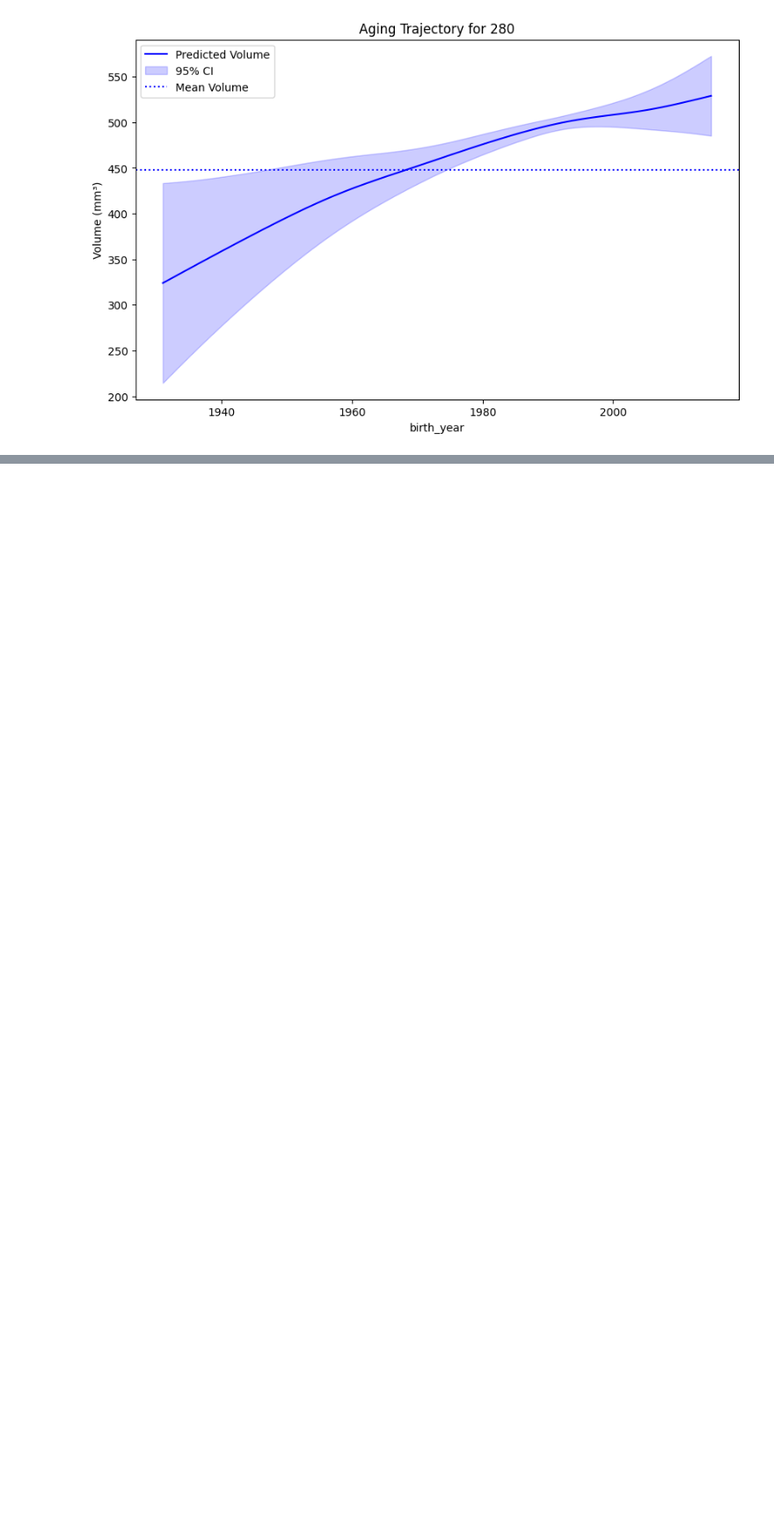
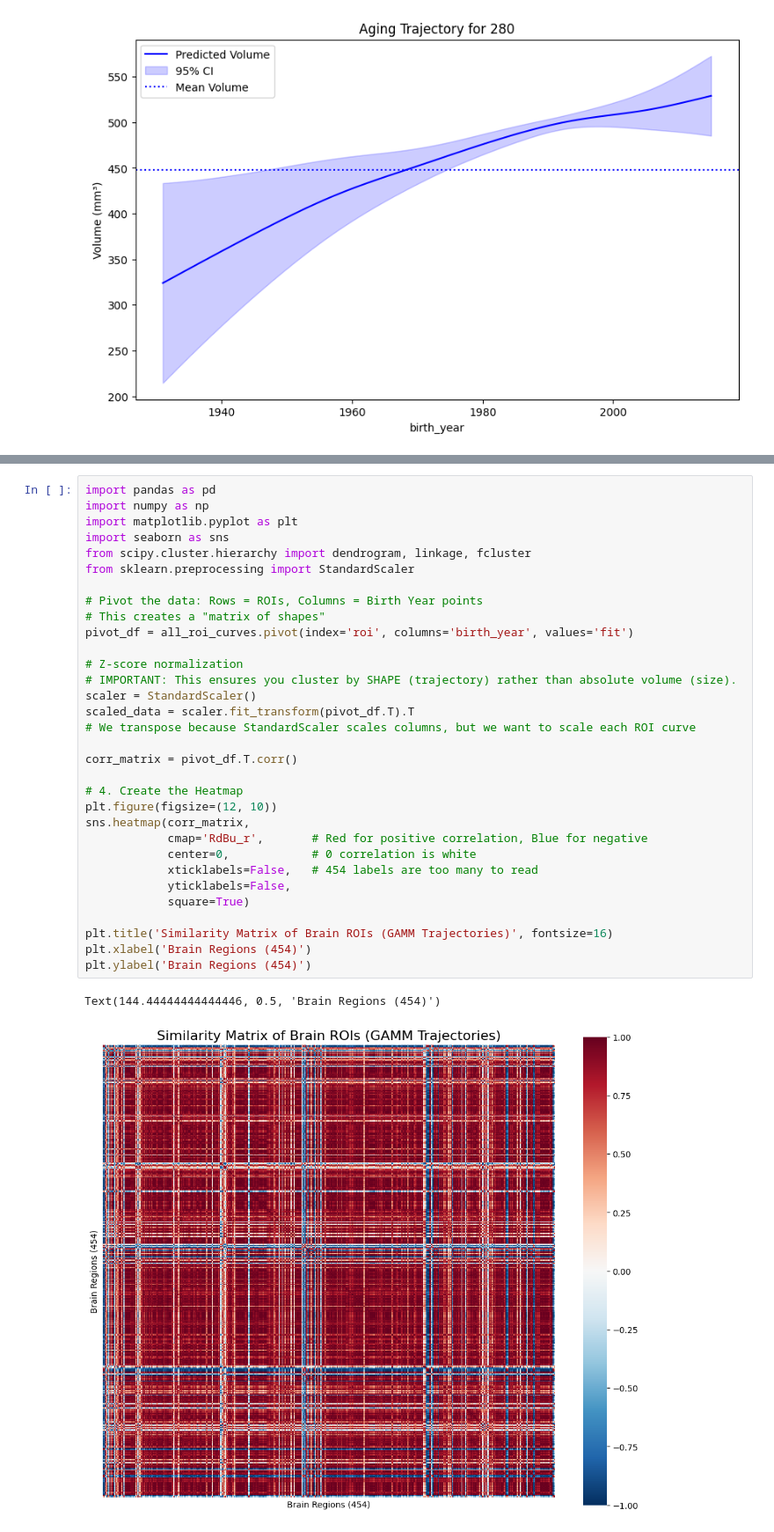
Before and after one commit to GaiaNegev13/legacy_pipe, a Jupyter notebook: scripts/gam.ipynb, the cells around one changed output, grey strips where cells are left out. Shown at 88% size. Saved outputs shown, nothing was run; the diff lists cells and outputs as text; blank space fills up the shorter version.

Commit message:
clustering by trend and visualization - trajectories and heatmap

```diff
--- a/scripts/gam.ipynb
+++ b/scripts/gam.ipynb
@@ -299,0 +305,35 @@ plot_roi_trajectory(280, 'birth_year')
+# %%
+import pandas as pd
+import numpy as np
+import matplotlib.pyplot as plt
+import seaborn as sns
+from scipy.cluster.hierarchy import dendrogram, linkage, fcluster
+from sklearn.preprocessing import StandardScaler
+
+# Pivot the data: Rows = ROIs, Columns = Birth Year points
+# This creates a "matrix of shapes"
+pivot_df = all_roi_curves.pivot(index='roi', columns='birth_year', values='fit')
+
+# Z-score normalization
+# IMPORTANT: This ensures you cluster by SHAPE (trajectory) rather than absolute volume (size).
+scaler = StandardScaler()
+scaled_data = scaler.fit_transform(pivot_df.T).T
+# We transpose because StandardScaler scales columns, but we want to scale each ROI curve
+
+corr_matrix = pivot_df.T.corr()
+
+# 4. Create the Heatmap
+plt.figure(figsize=(12, 10))
+sns.heatmap(corr_matrix,
+            cmap='RdBu_r',       # Red for positive correlation, Blue for negative
+            center=0,            # 0 correlation is white
+            xticklabels=False,   # 454 labels are too many to read
+            yticklabels=False,
+            square=True)
+
+plt.title('Similarity Matrix of Brain ROIs (GAMM Trajectories)', fontsize=16)
+plt.xlabel('Brain Regions (454)')
+plt.ylabel('Brain Regions (454)')
+# %% [output]
+Text(144.44444444444446, 0.5, 'Brain Regions (454)')
+[figure, added]
```
Also changed, not shown: parts of 8 cells of this notebook, 1 other file.
